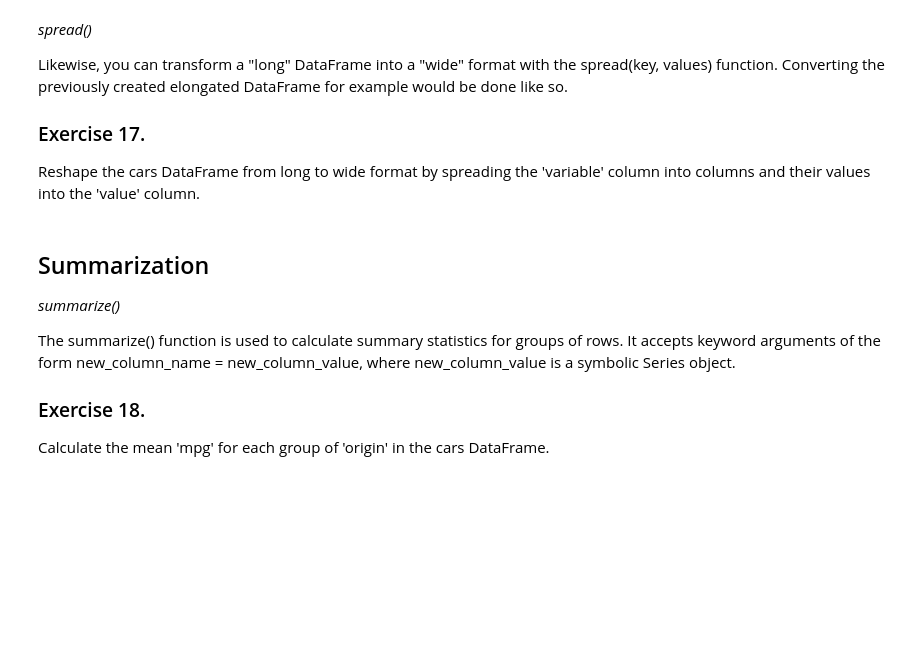
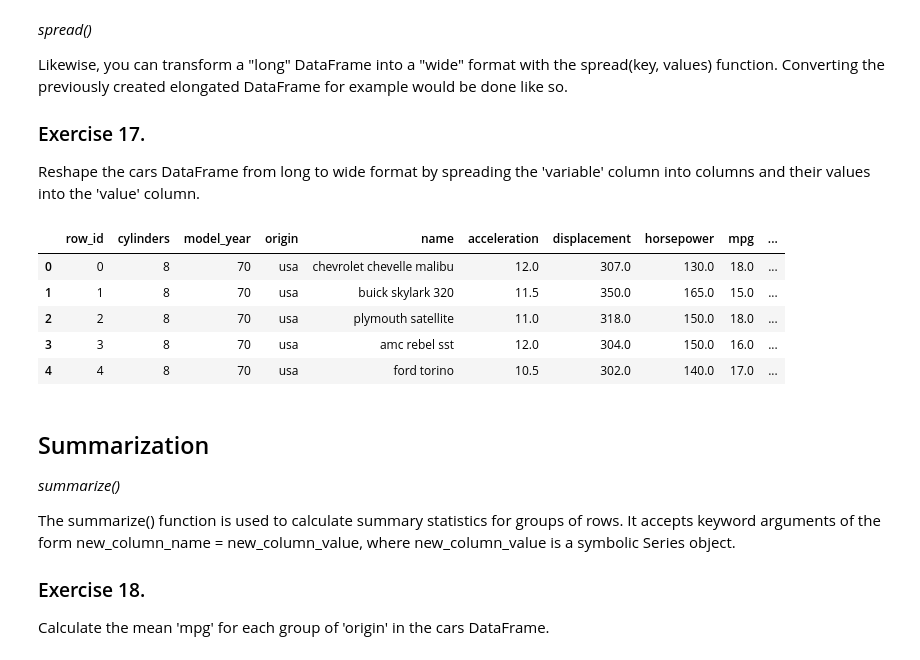
Before and after one commit to kflisikowsky/Data_Analysis_Workshops, a Jupyter notebook: 02-piping.ipynb, the cells around one changed output. Drawn from its saved outputs; the diff is of its cells as text; code cells hidden in the pictures; blank space fills up the shorter version.

```diff
--- a/02-piping.ipynb
+++ b/02-piping.ipynb
@@ -276,3 +331,17 @@ Reshape the cars DataFrame from long to wide format by spreading the 'variable'
+# %%
+long_cars = (
+    cars.reset_index().rename(columns={'index': 'row_id'})
+    >> gather('variable', 'value', X.mpg, X.horsepower, X.weight, X.acceleration, X.displacement)
+)
+widened = long_cars >> spread(X.variable, X.value)
+widened >> head(5)
+# %% [output]
+|  | row_id | cylinders | model_year | origin | name | acceleration | displacement | horsepower | mpg | ... |
+| 0 | 0 | 8 | 70 | usa | chevrolet chevelle malibu | 12.0 | 307.0 | 130.0 | 18.0 | ... |
+| 1 | 1 | 8 | 70 | usa | buick skylark 320 | 11.5 | 350.0 | 165.0 | 15.0 | ... |
+| 2 | 2 | 8 | 70 | usa | plymouth satellite | 11.0 | 318.0 | 150.0 | 18.0 | ... |
+| 3 | 3 | 8 | 70 | usa | amc rebel sst | 12.0 | 304.0 | 150.0 | 16.0 | ... |
+| 4 | 4 | 8 | 70 | usa | ford torino | 10.5 | 302.0 | 140.0 | 17.0 | ... |
 # %% [markdown]
 
 ## Summarization
```
Also changed, not shown: parts of 20 cells of this notebook, 1 other file.
